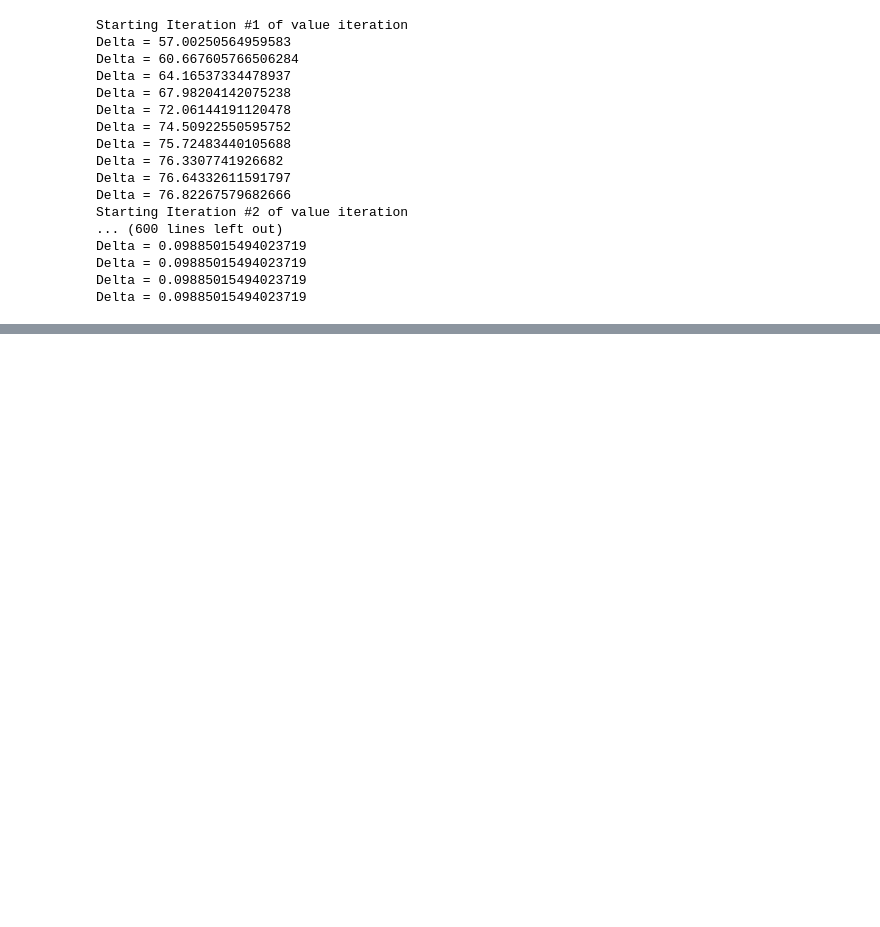
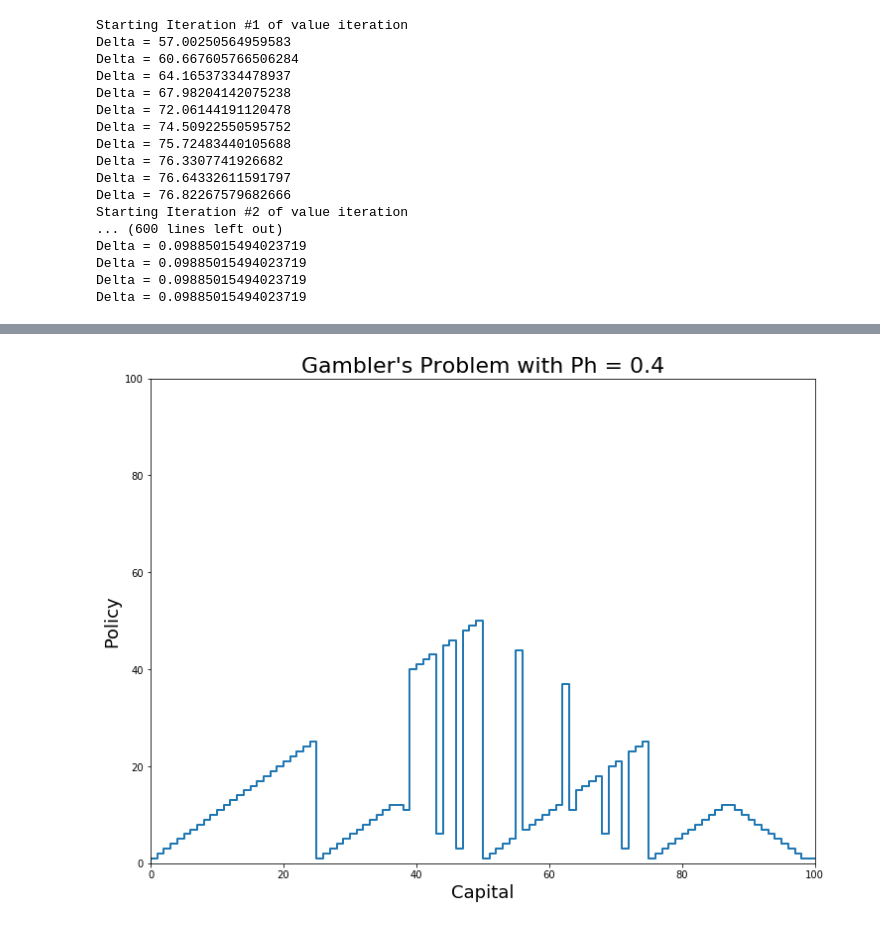
Before and after one commit to jvce92/intro-RL, a Jupyter notebook: ch04_MDP/ch04.ipynb, the cells around one changed output, grey strips where cells are left out. Drawn from its saved outputs; the diff is of its cells as text; code cells hidden in the pictures; blank space fills up the shorter version.

```diff
--- a/ch04_MDP/ch04.ipynb
+++ b/ch04_MDP/ch04.ipynb
@@ -63,0 +100,4 @@ rental_VI.plot_policy()
+# %%
+gambler.plot_policy()
+# %% [output]
+[figure, added]
```
Also changed, not shown: parts of 16 cells of this notebook, 2 other files.
